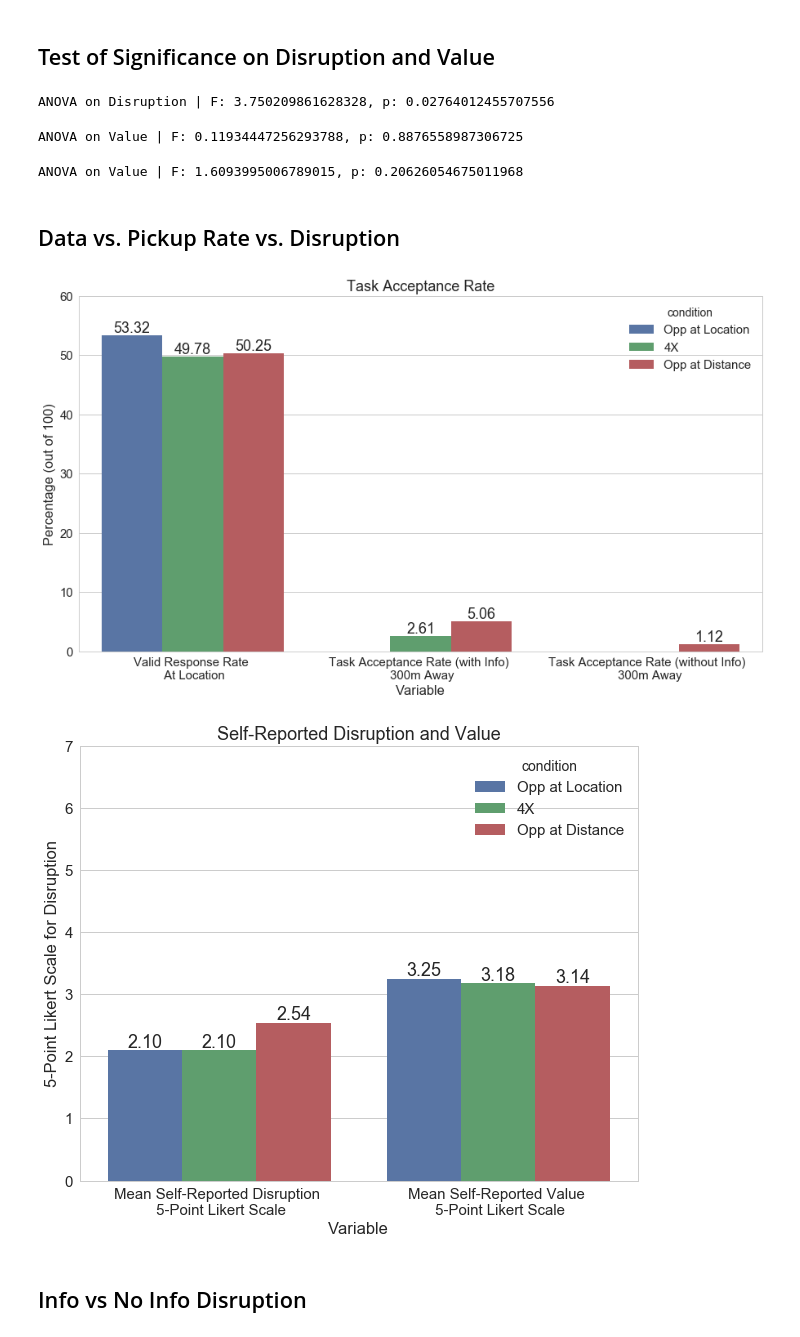
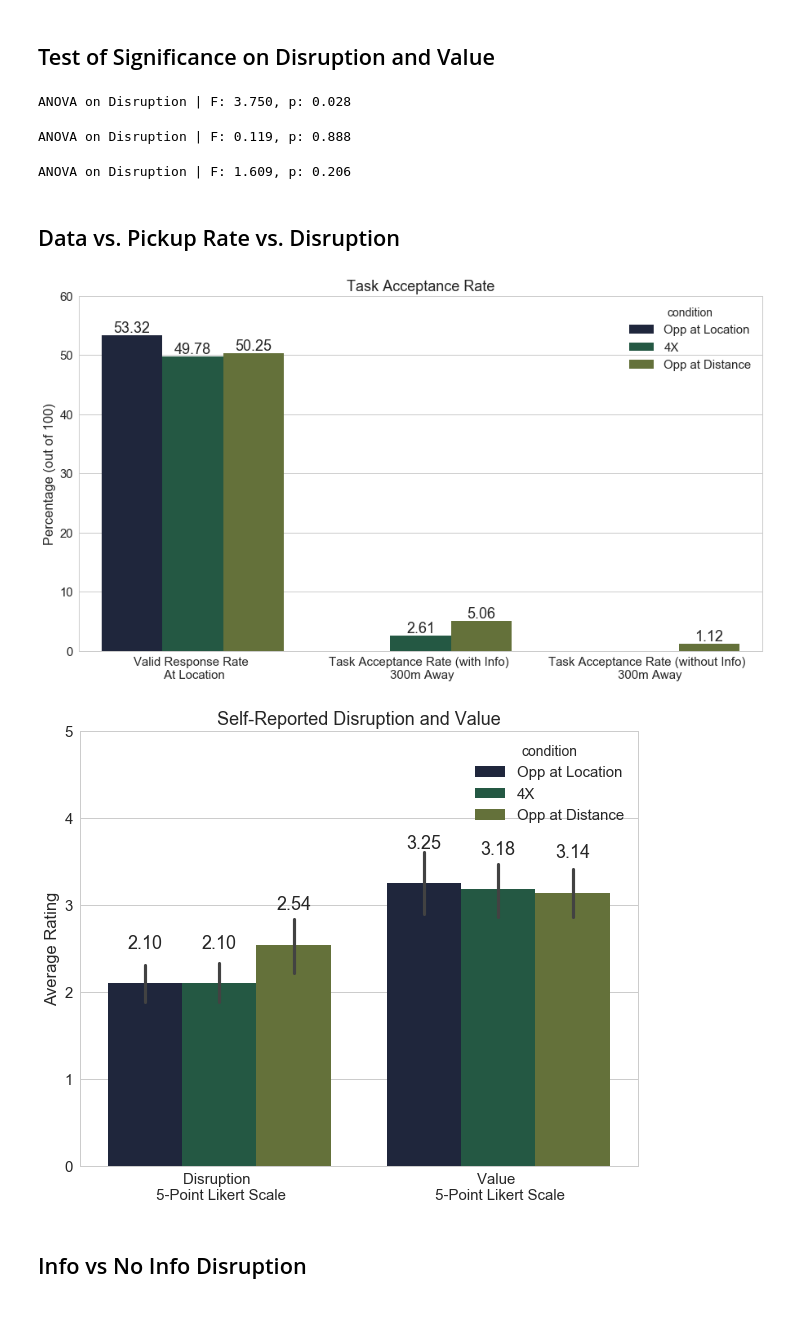
Before and after one commit to NUDelta/les-study-analysis, a Jupyter notebook: w2018/4X-study-dashboard.ipynb, the cells around one changed output. Saved outputs shown, nothing was run; the diff lists cells and outputs as text; code cells hidden in the pictures.

Commit message:
separating out disruption from acceptance rate

```diff
--- a/w2018/4X-study-dashboard.ipynb
+++ b/w2018/4X-study-dashboard.ipynb
@@ -31,17 +31,3 @@ import seaborn as sns
 import matplotlib.pyplot as plt
 from matplotlib.colors import ListedColormap
 %matplotlib inline
-# %%
-# defining colors
-COLORS = {
-    'ORANGE': '#E88D67',
-    'PINK': '#BB999C',
-    'VIOLET': '#9999C3',
-    'BLUE': '#7B8CDE',
-    'GREEN': '#C0E6DE'
-}
-
-# palette
-sns.set_palette(COLORS.values())
-sns.palplot(sns.color_palette())
-sns.set(font_scale=1.5, style='whitegrid')
@@ -50,3 +34,7 @@ sns.set(font_scale=1.5, style='whitegrid')
+# %%
+# palette
+sns.set(font_scale=1.5, style='whitegrid')
+sns.set_palette("cubehelix")
 # %% [markdown]
 ## Setup Google Sheets Auth
 # %%
@@ -1511,26 +1499,26 @@ Name: overall_disruption, dtype: float64
 # %% [markdown]
 ## Test of Significance on Disruption and Value
 # %%
-F, p = stats.f_oneway(post_study_4x['overall_disruption'],0
+F, p = stats.f_oneway(post_study_4x['overall_disruption'],
                       post_study_opp_dist['overall_disruption'],
                       post_study_opp_loc['overall_disruption'])
-print('ANOVA on Disruption | F: {}, p: {}'.format(F, p))
+print('ANOVA on Disruption | F: {:1.3f}, p: {:1.3f}'.format(F, p))
 # %% [output]
-ANOVA on Disruption | F: 3.750209861628328, p: 0.02764012455707556
+ANOVA on Disruption | F: 3.750, p: 0.028
 # %%
 F, p = stats.f_oneway(post_study_4x['overall_value'],
                       post_study_opp_dist['overall_value'],
                       post_study_opp_loc['overall_value'])
-print('ANOVA on Value | F: {}, p: {}'.format(F, p))
+print('ANOVA on Disruption | F: {:1.3f}, p: {:1.3f}'.format(F, p))
 # %% [output]
-ANOVA on Value | F: 0.11934447256293788, p: 0.8876558987306725
+ANOVA on Disruption | F: 0.119, p: 0.888
 # %%
 F, p = stats.f_oneway(post_study_4x['future_use'],
                       post_study_opp_dist['future_use'],
                       post_study_opp_loc['future_use'])
-print('ANOVA on Value | F: {}, p: {}'.format(F, p))
+print('ANOVA on Disruption | F: {:1.3f}, p: {:1.3f}'.format(F, p))
 # %% [output]
-ANOVA on Value | F: 1.6093995006789015, p: 0.20626054675011968
+ANOVA on Disruption | F: 1.609, p: 0.206
 # %% [markdown]
 ## Data vs. Pickup Rate vs. Disruption
 # %%
@@ -1594,7 +1563,7 @@ fig = plt.subplots(figsize=(15, 8))
 ax = sns.barplot(x='variable', y='value', hue='condition', data=task_acceptance_rate_data,
                  hue_order=['Opp at Location', '4X', 'Opp at Distance'])
 ax.set_title('Task Acceptance Rate')
-ax.set_xlabel('Variable')
+ax.set_xlabel('')
 ax.set_ylabel('Percentage (out of 100)')
 ax.set_ylim(0, 60)
 
@@ -1606,25 +1575,22 @@ for p in ax.patches:
     else:
         ax.text(p.get_x() + p.get_width() / 2, height + 0.5, '{:1.2f}'.format(height), ha="center")
 # %% [output]
-[figure, old version]
+[figure, new version]
 # %%
 fig = plt.subplots(figsize=(10, 8))
-ax = sns.barplot(x='variable', y='value', hue='condition', data=disruption_value_data, ci=None,
+ax = sns.barplot(x='variable', y='value', hue='condition', data=disruption_value_data,
                  hue_order=['Opp at Location', '4X', 'Opp at Distance'])
 ax.set_title('Self-Reported Disruption and Value')
-ax.set_xlabel('Variable')
-ax.set_ylabel('5-Point Likert Scale for Disruption')
-ax.set_ylim(0, 7)
+ax.set_xlabel('')
+ax.set_ylabel('Average Rating')
+ax.set_ylim(0, 5)
+
 
 for p in ax.patches:
     height = p.get_height()
-    if math.isnan(height):
-        height = 0
-        ax.text(p.get_x() + p.get_width() / 2, height, '', ha="center")
-    else:
-        ax.text(p.get_x() + p.get_width() / 2, height + 0.05, '{:1.2f}'.format(height), ha="center")
+    ax.text(p.get_x() + p.get_width() / 2, height + 0.4, '{:1.2f}'.format(height), ha="center")
 # %% [output]
-[figure, old version]
+[figure, new version]
 # %% [markdown]
 ## Info vs No Info Disruption
 # %%
```
Also changed, not shown: parts of 5 cells of this notebook.
